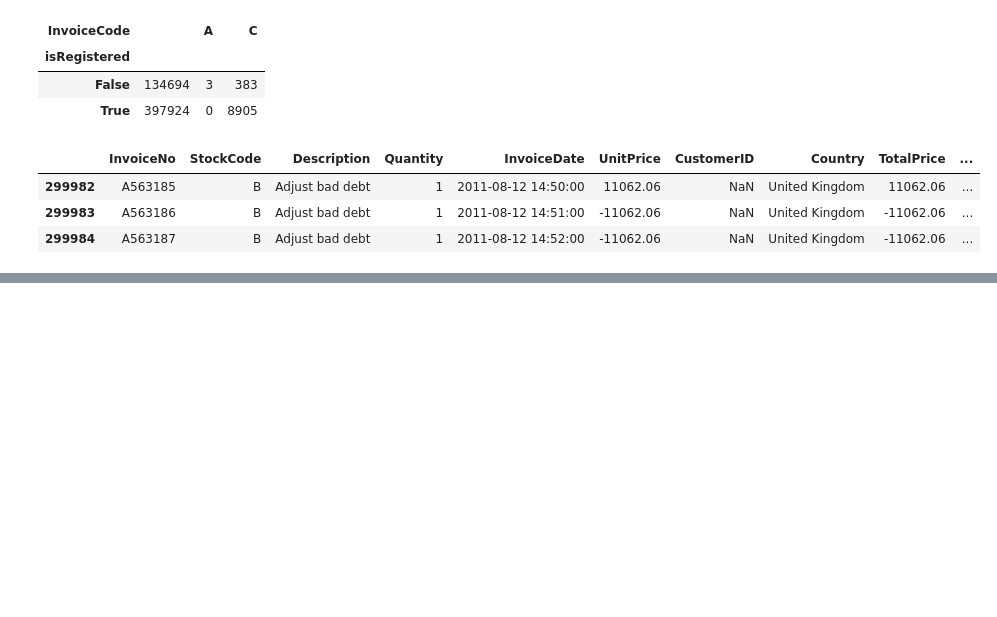
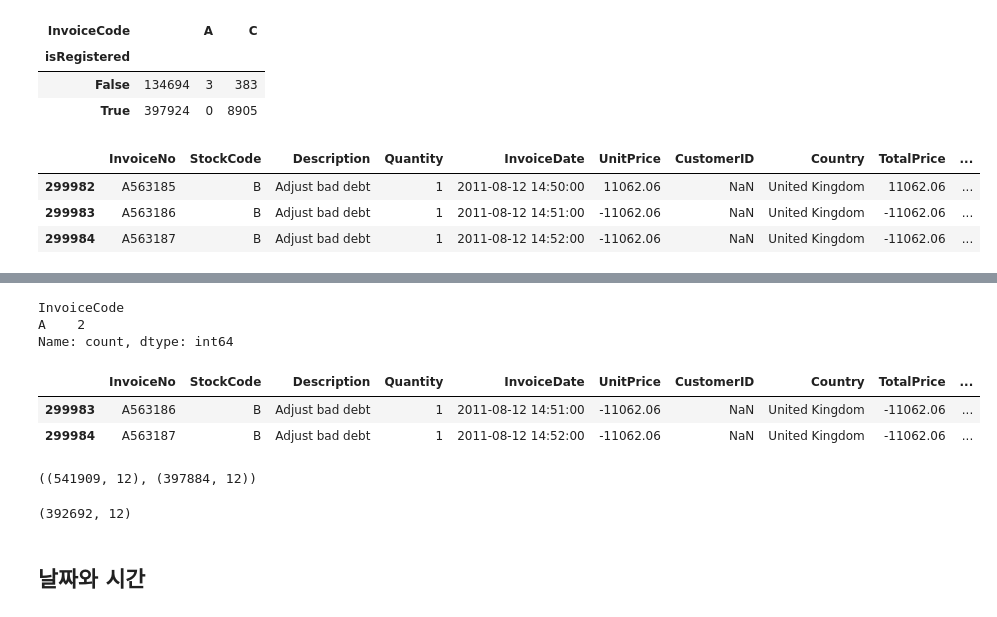
Before and after one commit to chobuzz/Business_Data_Analyst, a Jupyter notebook: Practice1.ipynb, the cells around one changed output, grey strips where cells are left out. Drawn from its saved outputs; the diff is of its cells as text; code cells hidden in the pictures; blank space fills up the shorter version.

```diff
--- a/Practice1.ipynb
+++ b/Practice1.ipynb
@@ -363,0 +482,26 @@ df[df["InvoiceCode"] == 'A']
+# %%
+df.loc[(df["UnitPrice"] < 0), "InvoiceCode"].value_counts()
+# %% [output]
+InvoiceCode
+A    2
+Name: count, dtype: int64
+# %%
+df.loc[(df["UnitPrice"] < 0)]
+# %% [output]
+|  | InvoiceNo | StockCode | Description | Quantity | InvoiceDate | UnitPrice | CustomerID | Country | TotalPrice | ... |
+| 299983 | A563186 | B | Adjust bad debt | 1 | 2011-08-12 14:51:00 | -11062.06 | NaN | United Kingdom | -11062.06 | ... |
+| 299984 | A563187 | B | Adjust bad debt | 1 | 2011-08-12 14:52:00 | -11062.06 | NaN | United Kingdom | -11062.06 | ... |
+# %%
+df_valid = df.loc[df['CustomerID'].notnull() & (df['Quantity'] > 0) & (df['UnitPrice'] > 0)].copy()
+
+df.shape, df_valid.shape
+# %% [output]
+((541909, 12), (397884, 12))
+# %%
+df_valid = df_valid.drop_duplicates().copy()
+
+df_valid.shape
+# %% [output]
+(392692, 12)
+# %% [markdown]
+## 날짜와 시간
```
Also changed, not shown: parts of 12 cells of this notebook, 1 other file.
